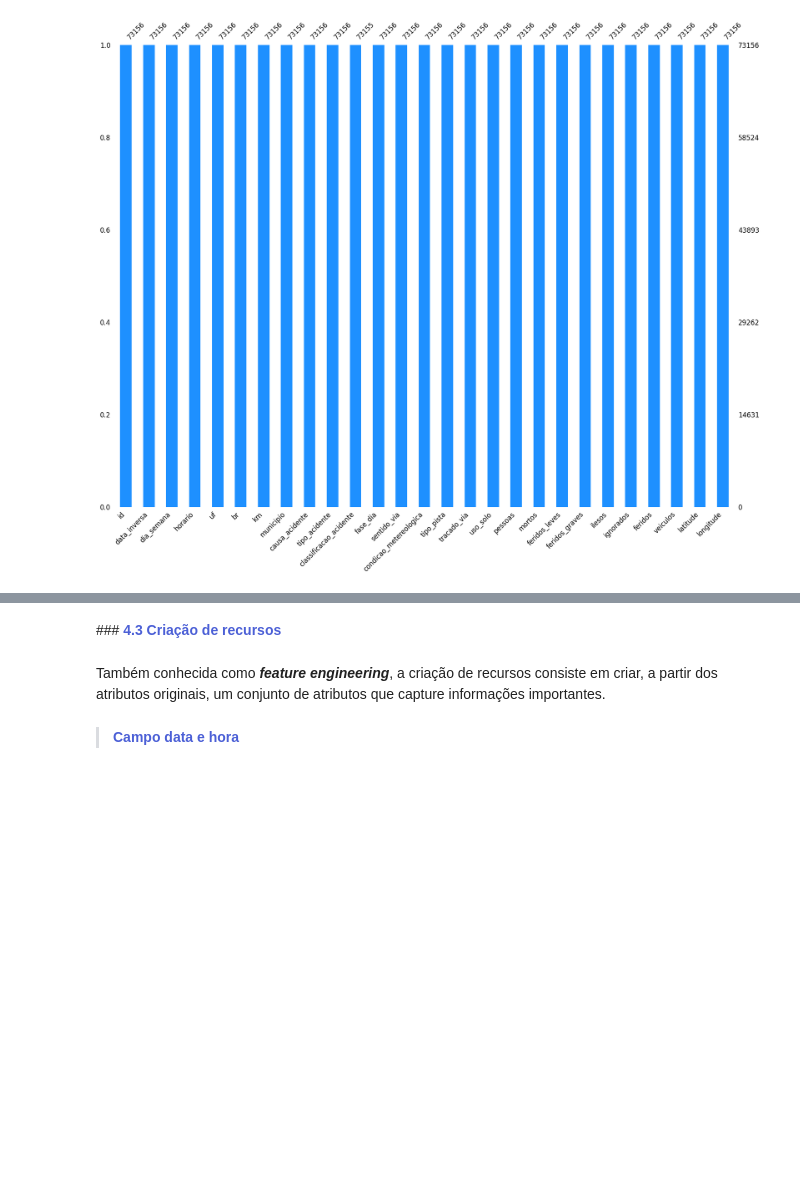
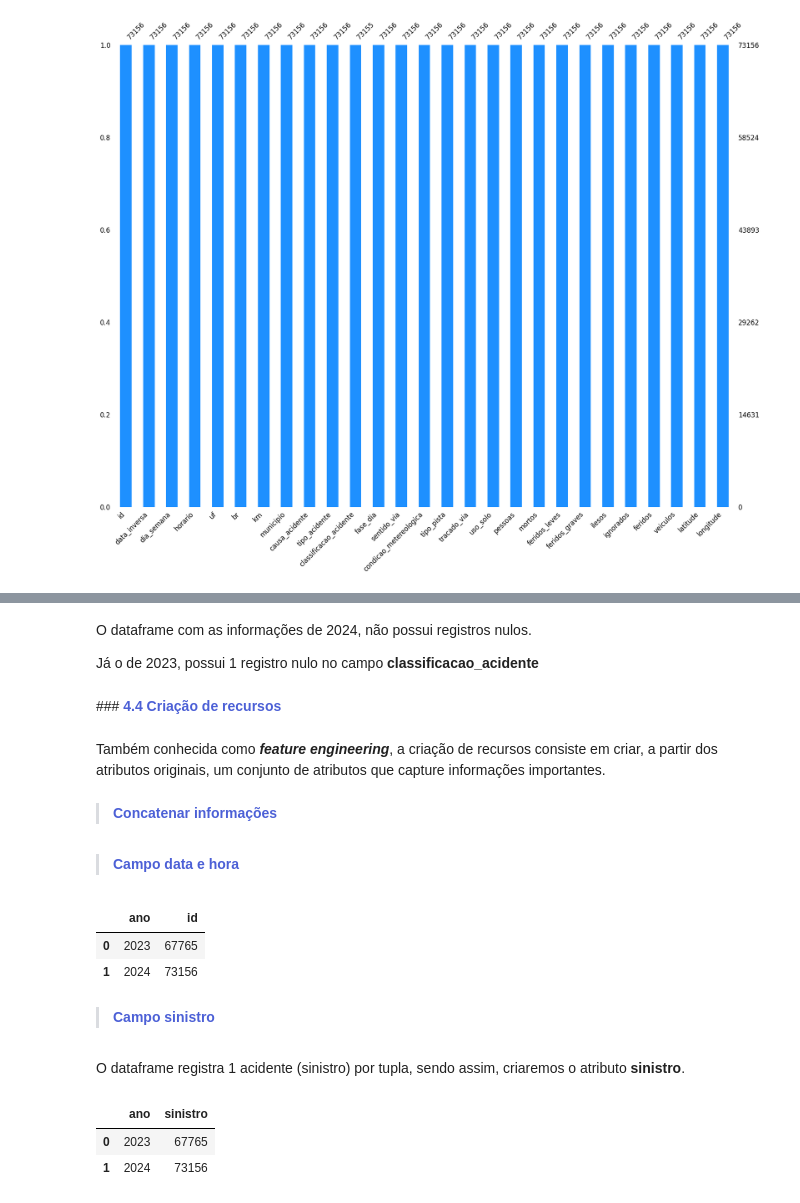
Before and after one commit to gabrielmprata/acidentes_transito, a Jupyter notebook: Acidentes_Rodoviarios.ipynb, the cells around one changed output, grey strips where cells are left out. Cells and saved outputs as stored; diff of their text form; code cells hidden in the pictures; blank space fills up the shorter version.

```diff
--- a/Acidentes_Rodoviarios.ipynb
+++ b/Acidentes_Rodoviarios.ipynb
@@ -295,7 +343,18 @@ O dataframe não possui registros nulos.
+# %% [markdown]
+O dataframe com as informações de 2024, não possui registros nulos.
+>
+Já o de 2023, possui 1 registro nulo no campo **classificacao_acidente**
+# %%
+# excluir registro NULL
+df_acidentes_2023 = df_acidentes_2023.dropna()
 # %% [markdown]
-###**<font color=#4c60d6> 4.3 Criação de recursos**
+###**<font color=#4c60d6> 4.4 Criação de recursos**
 # %% [markdown]
 Também conhecida como ***feature engineering***, a criação de recursos consiste em criar, a partir dos atributos originais, um conjunto de atributos que capture informações importantes.
+# %% [markdown]
+> <font color=#4c60d6>**Concatenar informações**
+# %%
+df_acidentes = pd.concat([df_acidentes, df_acidentes_2023],sort=False, ignore_index=True)
 # %% [markdown]
 > <font color=#4c60d6>**Campo data e hora**
 # %%
@@ -307,3 +367,16 @@ df_acidentes['hora'] = df_acidentes['data_hora'].dt.hour
 df_acidentes['ano_mes'] = df_acidentes['data_hora'].dt.strftime('%Y-%m')
 df_acidentes['semana'] = df_acidentes['data_hora'].dt.weekday
 #o método weekday() devolve o dia da semana como um número inteiro onde a segunda-feira é indexada como 0 e o domingo como 6
+# %%
+#quantidade de acidentes por ano
+por_ano = df_acidentes[['ano', 'id']]
+plt_por_ano = por_ano.groupby(["ano"]).count().reset_index()
+plt_por_ano
+# %% [output]
+|  | ano | id |
+| 0 | 2023 | 67765 |
+| 1 | 2024 | 73156 |
+# %% [markdown]
+> <font color=#4c60d6>**Campo sinistro**
+# %% [markdown]
+O dataframe registra 1 acidente (sinistro) por tupla, sendo assim, criaremos o atributo **sinistro**.
@@ -309,0 +385,6 @@ df_acidentes['semana'] = df_acidentes['data_hora'].dt.weekday
+# %%
+df_acidentes.groupby(["ano"])['sinistro'].sum().reset_index()
+# %% [output]
+|  | ano | sinistro |
+| 0 | 2023 | 67765 |
+| 1 | 2024 | 73156 |
```
Also changed, not shown: parts of 14 cells of this notebook.
